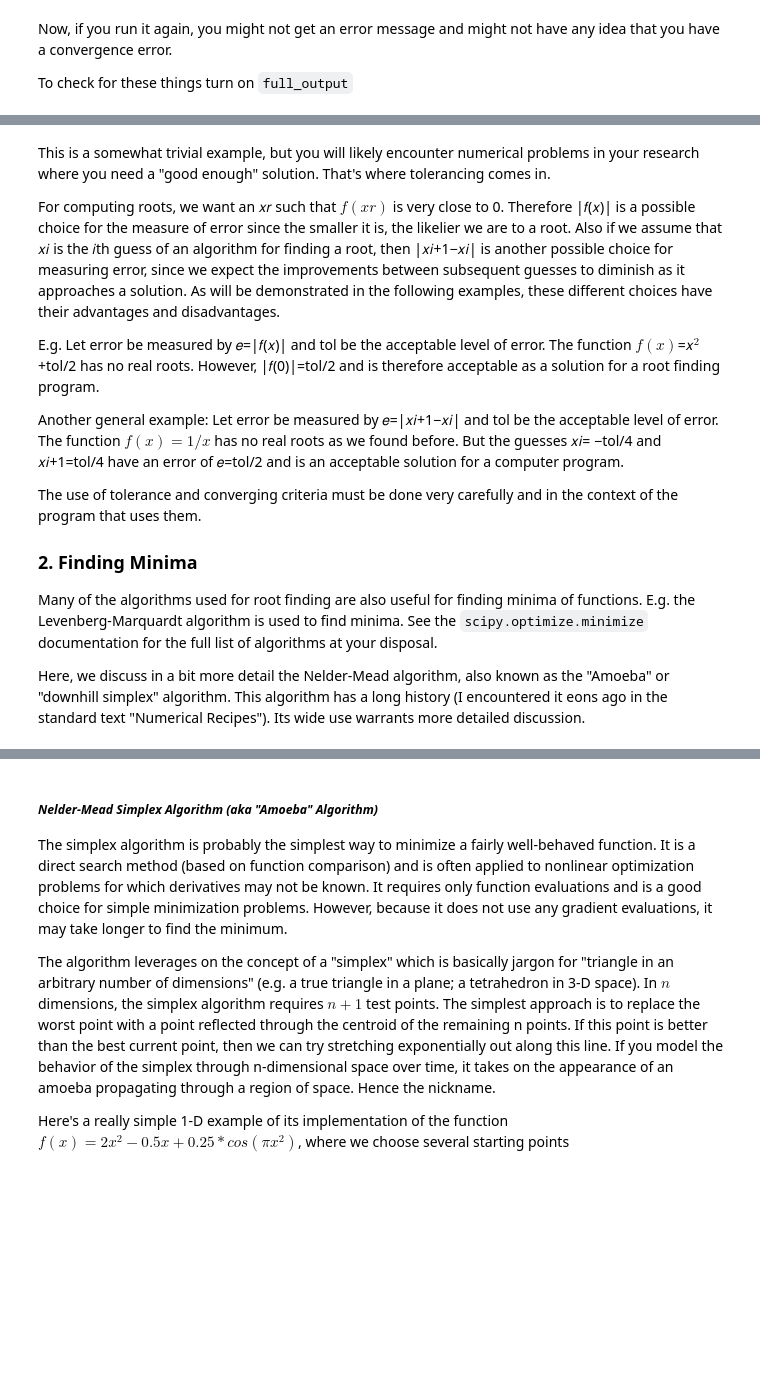
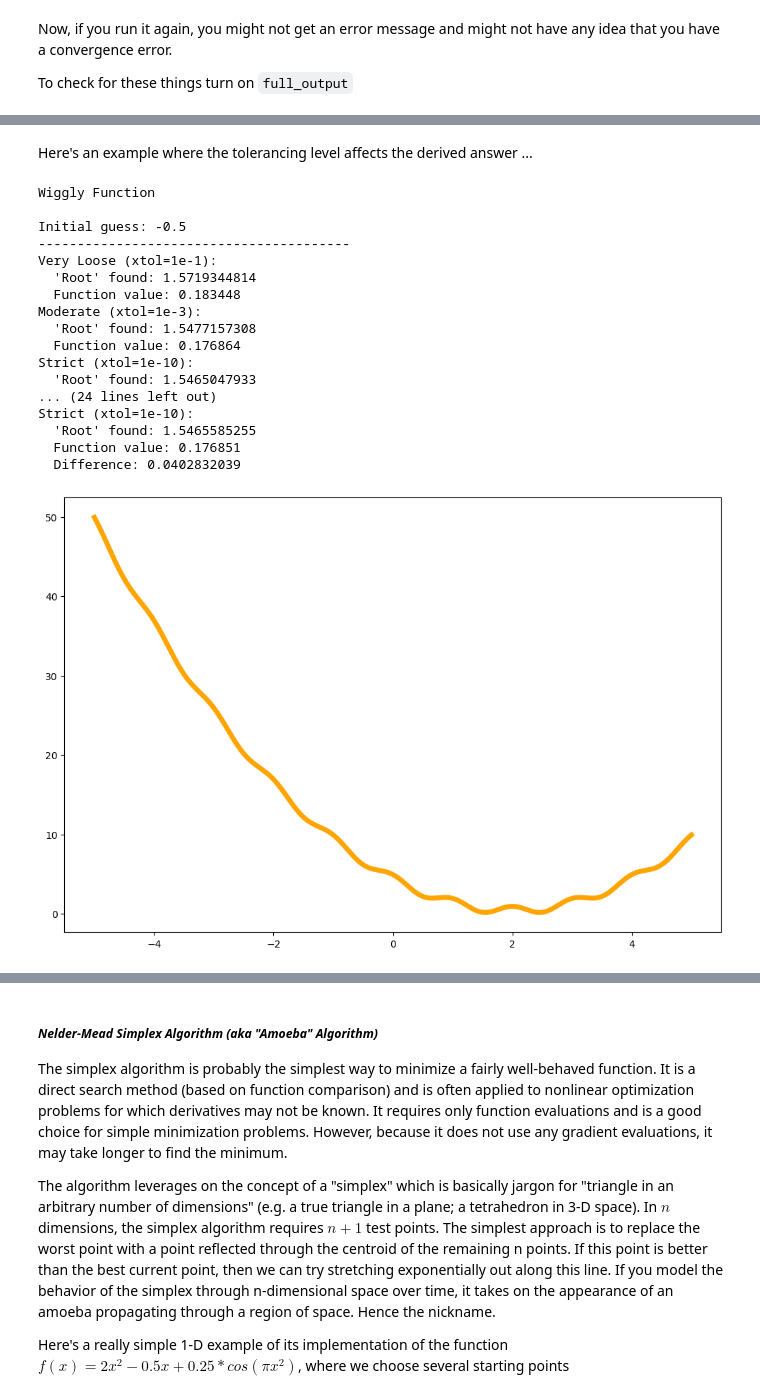
Before and after one commit to thaynecurrie/phys7903_fall2025, a Jupyter notebook: ScientificPythonNotes/SciPy/Python_SciPy_part1.ipynb, the cells around one changed output, grey strips where cells are left out. Drawn from its saved outputs; the diff is of its cells as text; code cells hidden in the pictures; blank space fills up the shorter version.

```diff
--- a/ScientificPythonNotes/SciPy/Python_SciPy_part1.ipynb
+++ b/ScientificPythonNotes/SciPy/Python_SciPy_part1.ipynb
@@ -367,16 +456,0 @@ print(result)
-# %% [markdown]
-This is a somewhat trivial example, but you will likely encounter numerical problems in your research where you need a "good enough" solution.  That's where tolerancing comes in.
-
-For computing roots, we want an 𝑥𝑟 such that $𝑓(𝑥𝑟)$ is very close to 0. Therefore |𝑓(𝑥)| is a possible choice for the measure of error since the smaller it is, the likelier we are to a root. Also if we assume that 𝑥𝑖 is the 𝑖th guess of an algorithm for finding a root, then |𝑥𝑖+1−𝑥𝑖| is another possible choice for measuring error, since we expect the improvements between subsequent guesses to diminish as it approaches a solution. As will be demonstrated in the following examples, these different choices have their advantages and disadvantages.
-
-E.g. Let error be measured by 𝑒=|𝑓(𝑥)| and tol be the acceptable level of error. The function $𝑓(𝑥)$=𝑥$^{2}$+tol/2 has no real roots. However, |𝑓(0)|=tol/2 and is therefore acceptable as a solution for a root finding program.
-
-Another general example: Let error be measured by 𝑒=|𝑥𝑖+1−𝑥𝑖| and tol be the acceptable level of error. The function $𝑓(𝑥)=1/𝑥$ has no real roots as we found before.  But the guesses 𝑥𝑖= −tol/4 and 𝑥𝑖+1=tol/4 have an error of 𝑒=tol/2 and is an acceptable solution for a computer program.
-
-The use of tolerance and converging criteria must be done very carefully and in the context of the program that uses them.
-
-### 2. Finding Minima
-
-Many of the algorithms used for root finding are also useful for finding minima of functions.  E.g. the Levenberg-Marquardt algorithm is used to find minima.   See the ``scipy.optimize.minimize`` documentation for the full list of algorithms at your disposal.
-
-Here, we discuss in a bit more detail the Nelder-Mead algorithm, also known as the "Amoeba" or "downhill simplex" algorithm.  This algorithm has a long history (I encountered it eons ago in the standard text "Numerical Recipes").  Its wide use warrants more detailed discussion.
@@ -382,0 +460,59 @@ Here, we discuss in a bit more detail the Nelder-Mead algorithm, also known as t
+# %% [markdown]
+Here's an example where the tolerancing level affects the derived answer ...
+# %%
+
+print("Wiggly Function")
+
+# Function with minimum at f(x) = 5 (never touches zero)
+func2 = lambda x: (x - 2)**2 + -.05+np.cos(x*np.pi)**(8/4.)
+
+
+#func2= lambda x: 2*x**2-0.5*x+0.25*np.cos(x*2*np.pi)
+x0_list = [-.5,0,.5]
+
+for x0 in x0_list:
+    print(f"\nInitial guess: {x0}")
+    print("-" * 40)
+
+    # Very loose tolerance
+    result_vloose = optimize.fsolve(func2, x0, xtol=1e-1, full_output=True)
+    print(f"Very Loose (xtol=1e-1):")
+    print(f"  'Root' found: {result_vloose[0][0]:.10f}")
+    print(f"  Function value: {func2(result_vloose[0][0]):.6f}")
+
+    # Moderate tolerance
+    result_mod = optimize.fsolve(func2, x0, xtol=1e-3, full_output=True)
+    print(f"Moderate (xtol=1e-3):")
+    print(f"  'Root' found: {result_mod[0][0]:.10f}")
+    print(f"  Function value: {func2(result_mod[0][0]):.6f}")
+
+    # Strict tolerance
+    result_strict = optimize.fsolve(func2, x0, xtol=1e-10, full_output=True)
+    print(f"Strict (xtol=1e-10):")
+    print(f"  'Root' found: {result_strict[0][0]:.10f}")
+    print(f"  Function value: {func2(result_strict[0][0]):.6f}")
+
+    print(f"  Difference: {abs(result_vloose[0][0] - result_strict[0][0]):.10f}")
+
+rangeofnumbers=np.arange(-5,5,0.001)
+plt.plot(rangeofnumbers,func2(rangeofnumbers),c='orange',ls='-',linewidth=5)
+plt.show()
+# %% [output]
+Wiggly Function
+
+Initial guess: -0.5
+----------------------------------------
+Very Loose (xtol=1e-1):
+  'Root' found: 1.5719344814
+  Function value: 0.183448
+Moderate (xtol=1e-3):
+  'Root' found: 1.5477157308
+  Function value: 0.176864
+Strict (xtol=1e-10):
+  'Root' found: 1.5465047933
+... (24 lines left out)
+Strict (xtol=1e-10):
+  'Root' found: 1.5465585255
+  Function value: 0.176851
+  Difference: 0.0402832039
+[figure, added]
```
Also changed, not shown: parts of 38 cells of this notebook.
